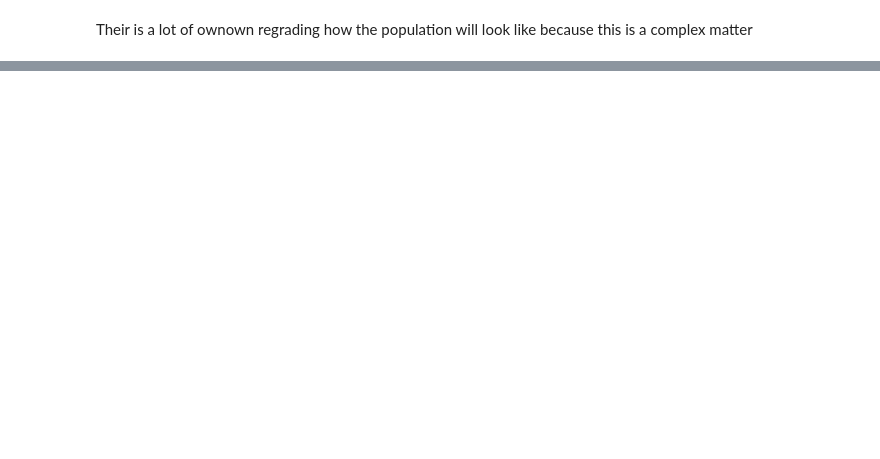
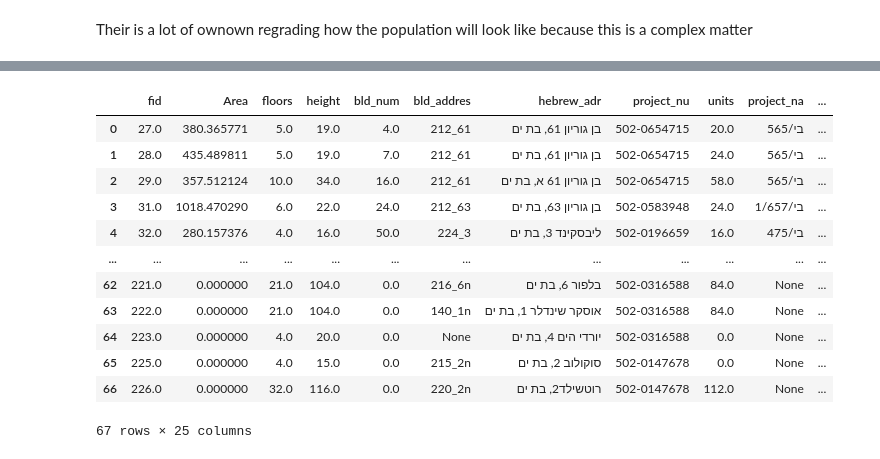
Before and after one commit to Shai2u/BatYamNY, a Jupyter notebook: population_simulation.ipynb, the cells around one changed output, grey strips where cells are left out. Cells and saved outputs as stored; diff of their text form; code cells hidden in the pictures; blank space fills up the shorter version.

```diff
--- a/population_simulation.ipynb
+++ b/population_simulation.ipynb
@@ -1114,0 +989,10 @@ agents_stat_summary_by_year
+# %%
+d1 = pd.to_datetime('2022-01-01')
+d2 = d1 - datetime.timedelta(days=180)
+bldgs1 = simulatedBldgsGdf[(simulatedBldgsGdf['start_date']< d1 ) & (simulatedBldgsGdf['end_date']> d1 )].copy().reset_index(drop=True)
+construction_typo_v = bldgs1['project_ty'].value_counts().to_frame().reset_index()
+construction_typo_v.rename(columns={'index':'project_ty','project_ty':'count'},inplace=True)
+bldgs1 = simulatedBldgsGdf[(simulatedBldgsGdf['start_date']< d2 ) & (simulatedBldgsGdf['end_date']> d2 )].copy().reset_index(drop=True)
+construction_typo_d = bldgs1['project_ty'].value_counts().to_frame().reset_index()
+construction_typo_d.rename(columns={'index':'project_ty','project_ty':'count'},inplace=True)
+#bldg_status_count = get_status_graph(bldg_status)
@@ -1114,0 +1039,16 @@ agents_stat_summary_by_year
+# %%
+bldgs1
+# %% [output]
+|  | fid | Area | floors | height | bld_num | bld_addres | hebrew_adr | project_nu | units | project_na | ... |
+| 0 | 27.0 | 380.365771 | 5.0 | 19.0 | 4.0 | 212_61 | בן גוריון 61, בת ים | 502-0654715 | 20.0 | בי/565 | ... |
+| 1 | 28.0 | 435.489811 | 5.0 | 19.0 | 7.0 | 212_61 | בן גוריון 61, בת ים | 502-0654715 | 24.0 | בי/565 | ... |
+| 2 | 29.0 | 357.512124 | 10.0 | 34.0 | 16.0 | 212_61 | בן גוריון 61 א, בת ים | 502-0654715 | 58.0 | בי/565 | ... |
+| 3 | 31.0 | 1018.470290 | 6.0 | 22.0 | 24.0 | 212_63 | בן גוריון 63, בת ים | 502-0583948 | 24.0 | בי/1/657 | ... |
+| 4 | 32.0 | 280.157376 | 4.0 | 16.0 | 50.0 | 224_3 | ליבסקינד 3, בת ים | 502-0196659 | 16.0 | בי/475 | ... |
+| ... | ... | ... | ... | ... | ... | ... | ... | ... | ... | ... | ... |
+| 62 | 221.0 | 0.000000 | 21.0 | 104.0 | 0.0 | 216_6n | בלפור 6, בת ים | 502-0316588 | 84.0 | None | ... |
+| 63 | 222.0 | 0.000000 | 21.0 | 104.0 | 0.0 | 140_1n | אוסקר שינדלר 1, בת ים | 502-0316588 | 84.0 | None | ... |
+| 64 | 223.0 | 0.000000 | 4.0 | 20.0 | 0.0 | None | יורדי הים 4, בת ים | 502-0316588 | 0.0 | None | ... |
+| 65 | 225.0 | 0.000000 | 4.0 | 15.0 | 0.0 | 215_2n | סוקולוב 2, בת ים | 502-0147678 | 0.0 | None | ... |
+| 66 | 226.0 | 0.000000 | 32.0 | 116.0 | 0.0 | 220_2n | רוטשילד2, בת ים | 502-0147678 | 112.0 | None | ... |
+67 rows × 25 columns
```
Also changed, not shown: parts of 61 cells of this notebook.
